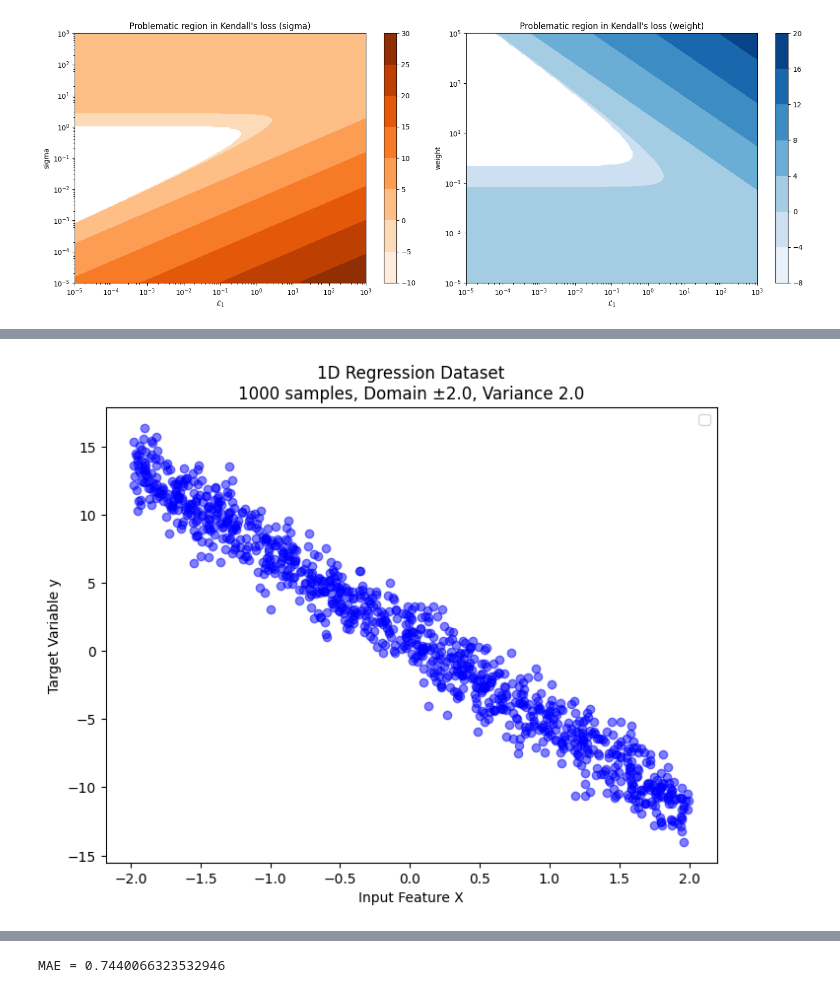
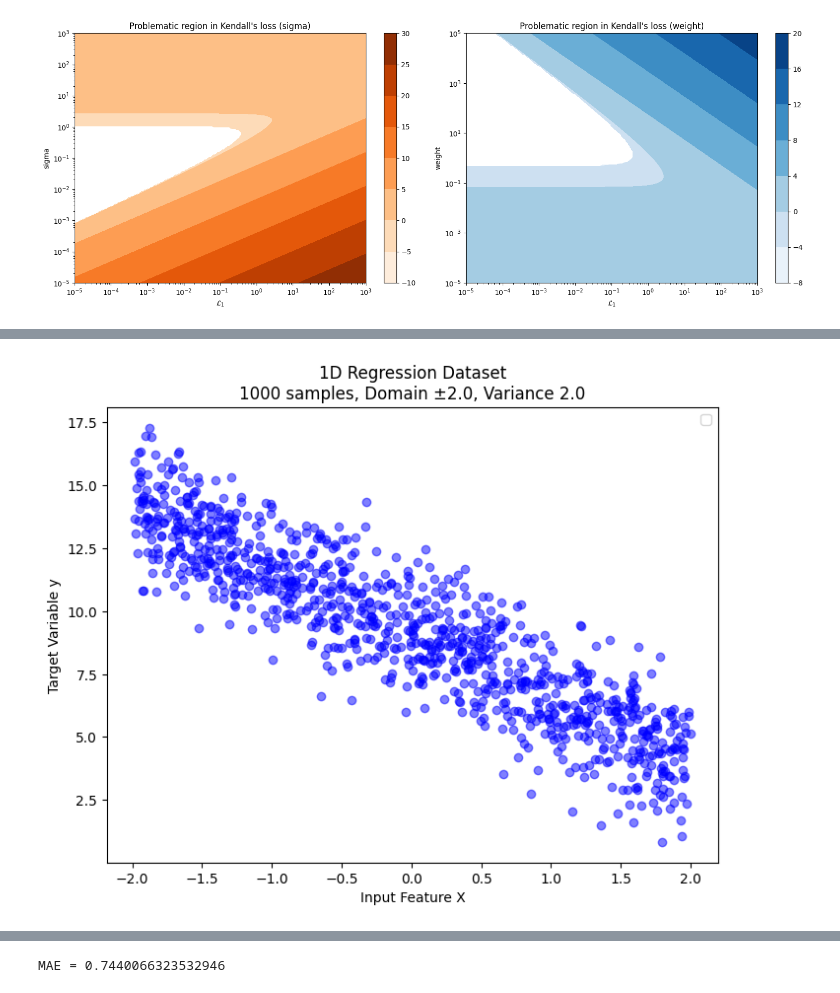
Before and after one commit to graphcore-research/minimol, a Jupyter notebook: notebooks/uncertainty_weighing.ipynb, the cells around one changed output, grey strips where cells are left out. Saved outputs shown, nothing was run; the diff lists cells and outputs as text; code cells hidden in the pictures.

```diff
--- a/notebooks/uncertainty_weighing.ipynb
+++ b/notebooks/uncertainty_weighing.ipynb
@@ -168,27 +90,0 @@ plt.show()
-# %%
-def generate_regression_dataset(samples=1000, domain_range=2.0, variance=0.1, seed=None):
-    np.random.seed(seed)
-    x1 = np.random.uniform(-domain_range, domain_range, samples)
-    x2 = np.random.uniform(-domain_range, domain_range, samples)
-    X_reg = np.column_stack((x1, x2))
-    y_reg = np.sin(x1 * np.pi) * np.cos(x2 * np.pi) + np.random.normal(0, variance, samples)
-    return X_reg, y_reg
-
-# Parameters
-samples = 1000
-domain_range = 2.0
-random_state = 42
-
-# Generate regression dataset
-X_reg, y_reg = generate_regression_dataset(
-    samples=samples,
-    domain_range=domain_range,
-    random_state=random_state
-)
-
-# Visualize the input space
-plt.scatter(X_reg[:, 0], X_reg[:, 1], c=y_reg, cmap='coolwarm', alpha=0.7)
-plt.colorbar(label='Regression target')
-plt.gca().set_aspect('equal', adjustable='box')
-plt.title(f'Regression dataset\n{samples}-samples, +/-{domain_range}-domain, {variance}-variance')
-plt.show()
@@ -197,40 +91,34 @@ plt.show()
 # %%
 import random
 
 import numpy as np
 import matplotlib.pyplot as plt
 import torch
 import torch.nn as nn
 import torch.optim as optim
 
-
-def generate_1d_regression_dataset(f, samples=1000, domain_range=2.0, variance=0.1, seed=42, as_tensors=False):
+def generate_1d_regression_dataset(samples=1000, domain_range=2.0, variance=0.1, seed=42, as_tensors=False):
     np.random.seed(seed)
+    a = np.random.uniform(-10, 10)
+    b = np.random.uniform(-10, 10)
+    f = lambda x: (a * x) + b
     x = np.random.uniform(-domain_range, domain_range, samples).reshape(-1, 1)
     y = f(x).flatten() + np.random.normal(0, np.sqrt(variance), samples)
     if as_tensors:
         x_tensor = torch.from_numpy(x).float()
         y_tensor = torch.from_numpy(y).float().view(-1, 1)
         return x_tensor, y_tensor
     return x, y
 
-np.random.seed(42)
-
-x, y = generate_1d_regression_dataset(
-    f=lambda x: np.random.uniform(-10, 10) * x + np.random.uniform(-10, 10),
-    samples=1000,
-    domain_range=2.0,
-    variance=2.0,
-    seed=42
-)
+x, y = generate_1d_regression_dataset(samples=1000, domain_range=2.0, variance=2.0)
 
 plt.figure(figsize=(8, 6))
 plt.scatter(x, y, c='blue', alpha=0.5)
 plt.title(f'1D Regression Dataset\n{1000} samples, Domain ±{2.0}, Variance {2.0}')
 plt.xlabel('Input Feature X')
 plt.ylabel('Target Variable y')
 plt.legend()
 plt.show()
 # %% [output]
-[figure, old version]
+[figure, new version]
 # %%
```
Also changed, not shown: parts of 14 cells of this notebook, 2 other files.
